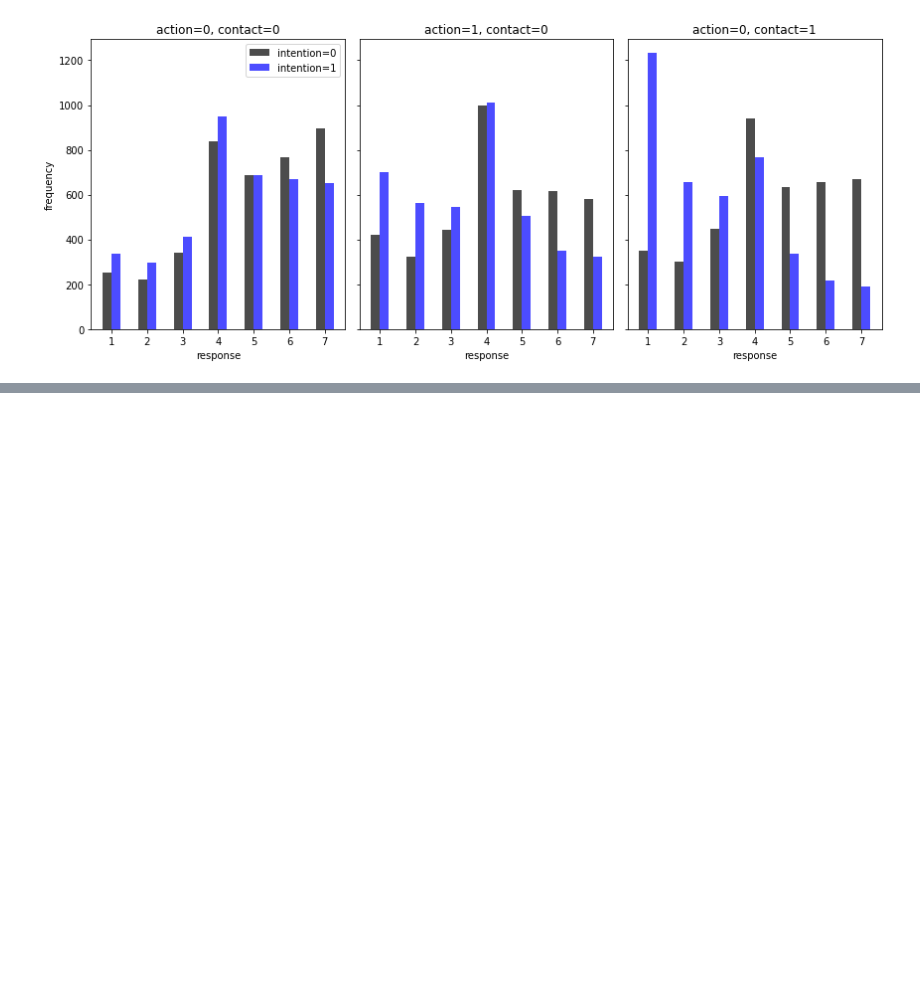
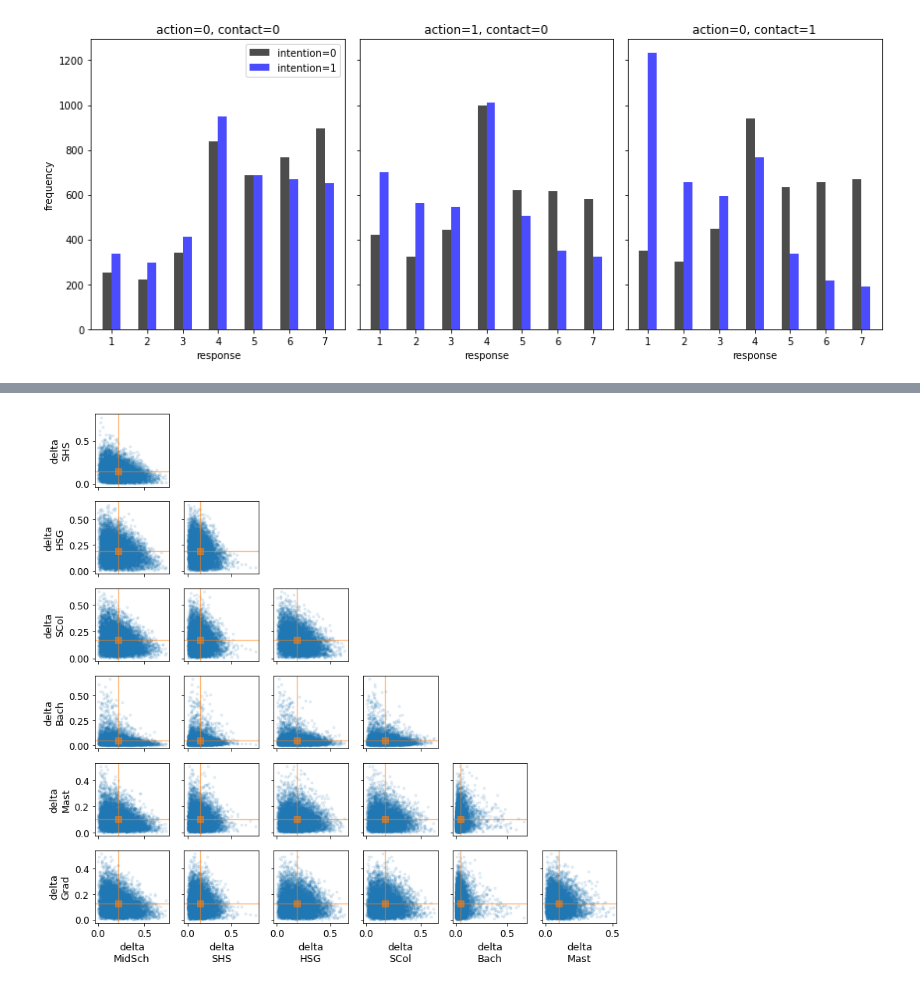
Before and after one commit to danhphan/bayesian-inferences, a Jupyter notebook: _00_rethink_stats_week7_course.ipynb, the cells around one changed output, grey strips where cells are left out. Saved outputs shown, nothing was run; the diff lists cells and outputs as text; code cells hidden in the pictures; blank space fills up the shorter version.

Commit message:
add ordered categorical predictors

```diff
--- a/_00_rethink_stats_week7_course.ipynb
+++ b/_00_rethink_stats_week7_course.ipynb
@@ -562,0 +579,16 @@ plt.tight_layout();
+# %%
+d["edu_new"] = pd.Categorical(
+    d.edu.values,
+    categories=[
+        "Elementary School",
+        "Middle School",
+        "Some High School",
+        "High School Graduate",
+        "Some College",
+        "Bachelor's Degree",
+        "Master's Degree",
+        "Graduate Degree",
+    ],
+    ordered=True,
+)
+d["edu_new"] = d.edu_new.cat.codes
@@ -562,0 +670,26 @@ plt.tight_layout();
+# %%
+idata = az.from_pymc3(trace_trl3)
+
+idata.posterior.coords["delta_dim_0"] = [
+    "MidSch",
+    "SHS",
+    "HSG",
+    "SCol",
+    "Bach",
+    "Mast",
+    "Grad",
+]
+
+az.plot_pair(
+    idata,
+    var_names=["delta"],
+    #diagonal=True,
+    point_estimate="mean",
+    textsize=12,
+    figsize=(12, 12),
+    scatter_kwargs={"alpha": 0.1},
+    point_estimate_kwargs={"alpha": 0.6, "lw": 1.3},
+    point_estimate_marker_kwargs={"alpha": 0.6},
+);
+# %% [output]
+[figure, added]
```
Also changed, not shown: parts of 10 cells of this notebook.
